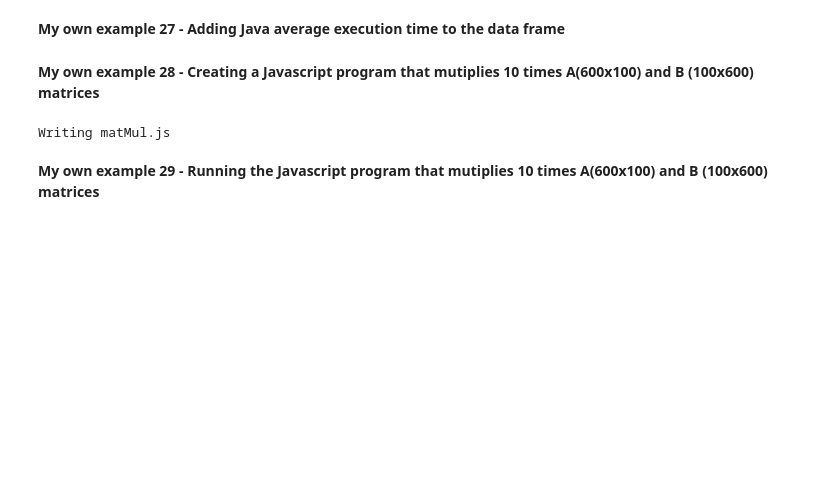
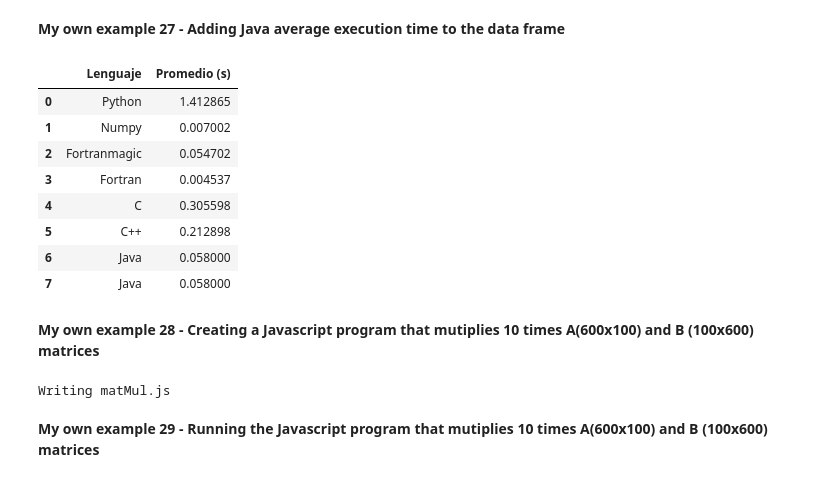
Before and after one commit to vmtorresa/MetNumUN2024I, a Jupyter notebook: Lab_2/Grupo_22_Lab2.ipynb, the cells around one changed output. Saved outputs shown, nothing was run; the diff lists cells and outputs as text; code cells hidden in the pictures; blank space fills up the shorter version.

```diff
--- a/Lab_2/Grupo_22_Lab2.ipynb
+++ b/Lab_2/Grupo_22_Lab2.ipynb
@@ -712,5 +1165,20 @@ Average Fortran in Python: 0.0653155849000008 seconds
 # %% [markdown]
 **My own example 27 - Adding Java average execution time to the data frame**
+# %%
+java_file = open('java_promedio.txt','r')
+avr_java = float(java_file.readline())
+language_average = add_avr_data(language_average, 'Java', avr_java)
+language_average
+# %% [output]
+|  | Lenguaje | Promedio (s) |
+| 0 | Python | 1.412865 |
+| 1 | Numpy | 0.007002 |
+| 2 | Fortranmagic | 0.054702 |
+| 3 | Fortran | 0.004537 |
+| 4 | C | 0.305598 |
+| 5 | C++ | 0.212898 |
+| 6 | Java | 0.058000 |
+| 7 | Java | 0.058000 |
 # %% [markdown]
 **My own example 28 - Creating a Javascript program that mutiplies 10 times A(600x100) and  B (100x600) matrices**
 # %%
```
Also changed, not shown: parts of 106 cells of this notebook.
